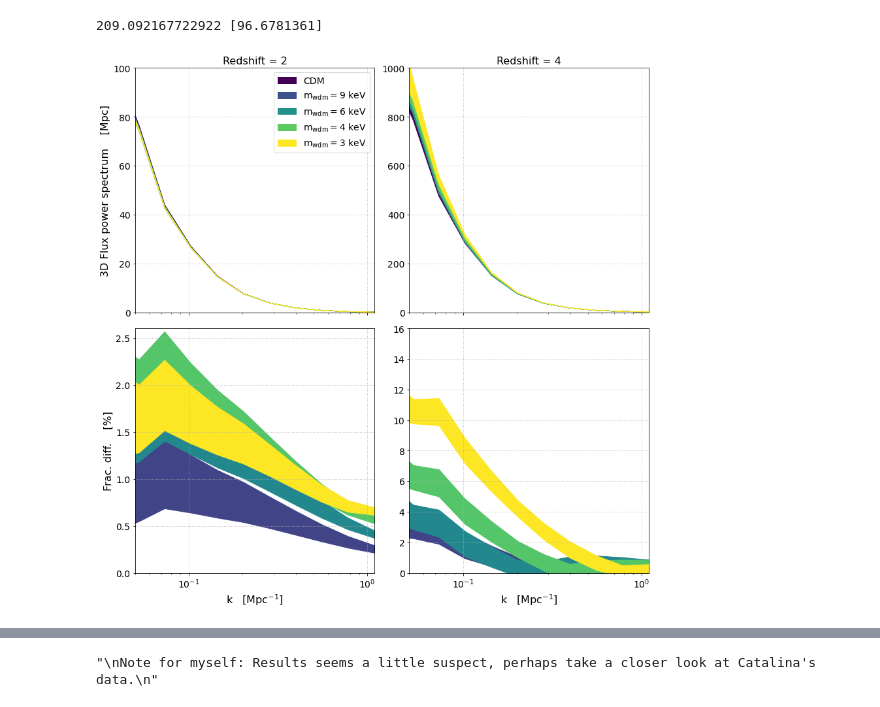
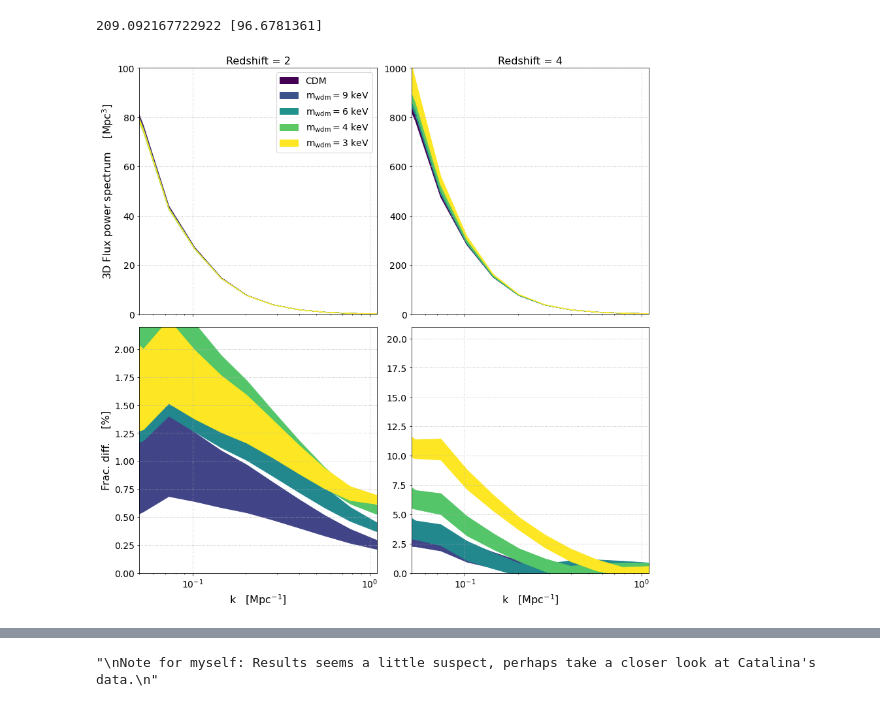
Before and after one commit to yaozhang1206/WDM_Lya_21cm, a Jupyter notebook: error_master.ipynb, the cells around one changed output, grey strips where cells are left out. Drawn from its saved outputs; the diff is of its cells as text; code cells hidden in the pictures.

Commit message:
Some bookkeeping from local files before making the new version of the theory files for the bias

```diff
--- a/error_master.ipynb
+++ b/error_master.ipynb
@@ -70,17 +70,17 @@ if mini_halos == True:
     ave_ave_9keV = th_y_mh.theory_P_lyas(9.0, '21cm_avg_mh_wdm9', 'gadget_ave_9keV')
 
     # need the fiducial for comparison so
-    fid_r1_ave_cdm = th_y.theory_P_lyas(np.infty, '21cm_r1_cdm', 'gadget_ave_cdm')
-    fid_r2_ave_cdm = th_y.theory_P_lyas(np.infty, '21cm_r2_cdm', 'gadget_ave_cdm')
-    fid_r3_ave_cdm = th_y.theory_P_lyas(np.infty, '21cm_r3_cdm', 'gadget_ave_cdm')
-    fid_r4_ave_cdm = th_y.theory_P_lyas(np.infty, '21cm_r4_cdm', 'gadget_ave_cdm')
+    fid_r1_ave_cdm = th_y_mh.theory_P_lyas(np.infty, '21cmfast_nmh_r1', 'gadget_ave_cdm')
+    fid_r2_ave_cdm = th_y_mh.theory_P_lyas(np.infty, '21cmfast_nmh_r2', 'gadget_ave_cdm')
+    fid_r3_ave_cdm = th_y_mh.theory_P_lyas(np.infty, '21cmfast_nmh_r3', 'gadget_ave_cdm')
+    fid_r4_ave_cdm = th_y_mh.theory_P_lyas(np.infty, '21cmfast_nmh_r4', 'gadget_ave_cdm')
 
-    fid_ave_r1_cdm = th_y.theory_P_lyas(np.infty, '21cm_avg_cdm', 'gadget_r1_cdm')
-    fid_ave_r2_cdm = th_y.theory_P_lyas(np.infty, '21cm_avg_cdm', 'gadget_r2_cdm')
-    fid_ave_r3_cdm = th_y.theory_P_lyas(np.infty, '21cm_avg_cdm', 'gadget_r3_cdm')
-    fid_ave_r4_cdm = th_y.theory_P_lyas(np.infty, '21cm_avg_cdm', 'gadget_r4_cdm')
+    fid_ave_r1_cdm = th_y_mh.theory_P_lyas(np.infty, '21cmfast_avg_nmh_cdm', 'gadget_r1_cdm')
+    fid_ave_r2_cdm = th_y_mh.theory_P_lyas(np.infty, '21cmfast_avg_nmh_cdm', 'gadget_r2_cdm')
+    fid_ave_r3_cdm = th_y_mh.theory_P_lyas(np.infty, '21cmfast_avg_nmh_cdm', 'gadget_r3_cdm')
+    fid_ave_r4_cdm = th_y_mh.theory_P_lyas(np.infty, '21cmfast_avg_nmh_cdm', 'gadget_r4_cdm')
 
-    fid_ave_ave_cdm = th_y.theory_P_lyas(np.infty, '21cm_avg_cdm', 'gadget_ave_cdm')
+    fid_ave_ave_cdm = th_y_mh.theory_P_lyas(np.infty, '21cmfast_avg_nmh_cdm', 'gadget_ave_cdm')
 
 else:
     # nomenclature to deal with this procedure model_21cmrealization_gadgetrealization, e.g.
@@ -863,7 +867,7 @@ for i in range(n):
 axs[0,0].grid(linestyle='dotted')
 axs[0,0].set_title('Redshift = 2', fontsize=16)
 axs[0,0].tick_params(axis = 'both', which = 'major', labelsize = 14)
-axs[0,0].set_ylabel(r'3D Flux power spectrum    [Mpc]', fontsize=16)
+axs[0,0].set_ylabel(r'3D Flux power spectrum    [Mpc$^3$]', fontsize=16)
 axs[0,0].set_xscale('log')
 axs[0,0].legend(loc='best',fontsize=14)
 axs[0,0].set_xlim(0.05, 1.1)
@@ -886,33 +890,33 @@ for i in range(n-1):
     axs[1,1].fill_between(k_array, dif_mean_z5[:,i] - dif_error_z5[:,1], dif_mean_z5[:,i] + dif_error_z5[:,1], facecolor=dif_colors[i], edgecolor=dif_colors[i], label=dif_labels[i])
 # axs[1,0].errorbar(k_array, dif_ave_ave_3keV_z1, yerr=dif_ave_ave_3keV_error_z1, fmt=':s', color='magenta', label=r'$m_{\rm wdm} = 3$ keV, $z=2$')
 # axs[1,0].errorbar(k_array, dif_ave_ave_4keV_z1, yerr=dif_ave_ave_4keV_error_z1, fmt=':d', color='orange', label=r'$m_{\rm wdm} = 4$ keV, $z=2$')
 # axs[1,0].errorbar(k_array, dif_ave_ave_6keV_z1, yerr=dif_ave_ave_6keV_error_z1, fmt='--p', color='purple', label=r'$m_{\rm wdm} = 6$ keV, $z=2$')
 # axs[1,0].errorbar(k_array, dif_ave_ave_9keV_z1, yerr=dif_ave_ave_9keV_error_z1, fmt='-.*', color='green', label=r'$m_{\rm wdm} = 9$ keV, $z=2$')
 axs[1,0].grid(linestyle='dotted')
 axs[1,0].set_xscale('log')
 axs[1,0].set_xlabel('k   [Mpc$^{-1}$]', fontsize=16)
 axs[1,0].tick_params(axis = 'both', which = 'major', labelsize = 14)
 axs[1,0].set_ylabel(r'Frac. diff.    [%]', fontsize=16)
 axs[1,0].set_xlim(0.05, 1.1)
-axs[1,0].set_ylim(0., 2.6)
+axs[1,0].set_ylim(0., 2.2)
 # axs[1,0].legend(loc='best',fontsize=14)
 # and the other redshift
 # axs[1,1].errorbar(k_array, dif_ave_ave_3keV_z5, yerr=dif_ave_ave_3keV_error_z5, fmt=':s', color='magenta', label=r'$m_{\rm wdm} = 3$ keV, $z=4$')
 # axs[1,1].errorbar(k_array, dif_ave_ave_4keV_z5, yerr=dif_ave_ave_4keV_error_z5, fmt=':d', color='orange', label=r'$m_{\rm wdm} = 4$ keV, $z=4$')
 # axs[1,1].errorbar(k_array, dif_ave_ave_6keV_z5, yerr=dif_ave_ave_6keV_error_z5, fmt='--p', color='purple', label=r'$m_{\rm wdm} = 6$ keV, $z=4$')
 # axs[1,1].errorbar(k_array, dif_ave_ave_9keV_z5, yerr=dif_ave_ave_9keV_error_z5, fmt='-.*', color='green', label=r'$m_{\rm wdm} = 9$ keV,$z=4$')
 axs[1,1].grid(linestyle='dotted')
 axs[1,1].set_xscale('log')
 axs[1,1].set_xlabel('k   [Mpc$^{-1}$]', fontsize=16)
 axs[1,1].tick_params(axis = 'both', which = 'major', labelsize = 14)
 # axs[1,1].set_ylabel(r'Frac. diff.    [%]', fontsize=16)
 axs[1,1].set_xlim(0.05, 1.1)
-axs[1,1].set_ylim(0., 16)
+axs[1,1].set_ylim(0., 21)
 fig.tight_layout()
 if mini_halos == True:
     plt.savefig('mh_3D_power_w_errors.pdf')
 else:
     plt.savefig('3D_power_w_errors.pdf')
 plt.show()
 # %% [output]
-[figure, old version]
+[figure, new version]
```
Also changed, not shown: parts of 14 cells of this notebook, 2 other files.
